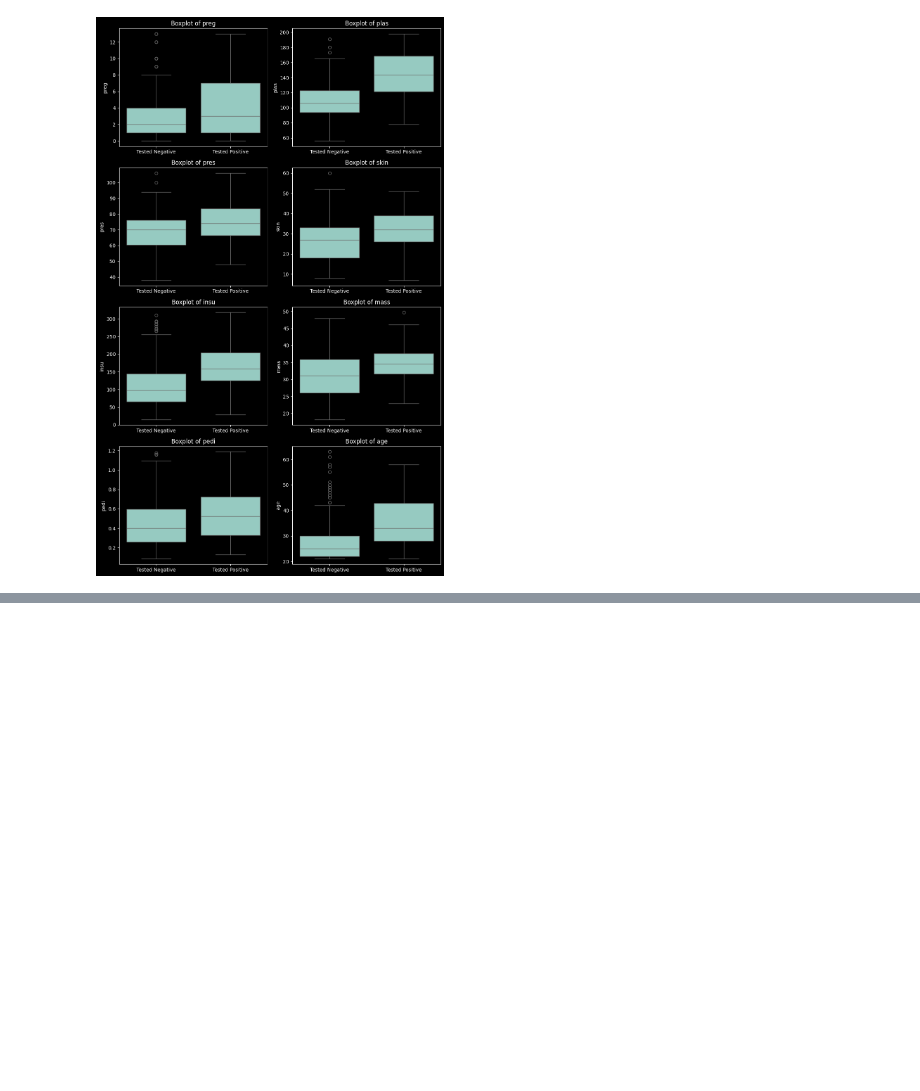
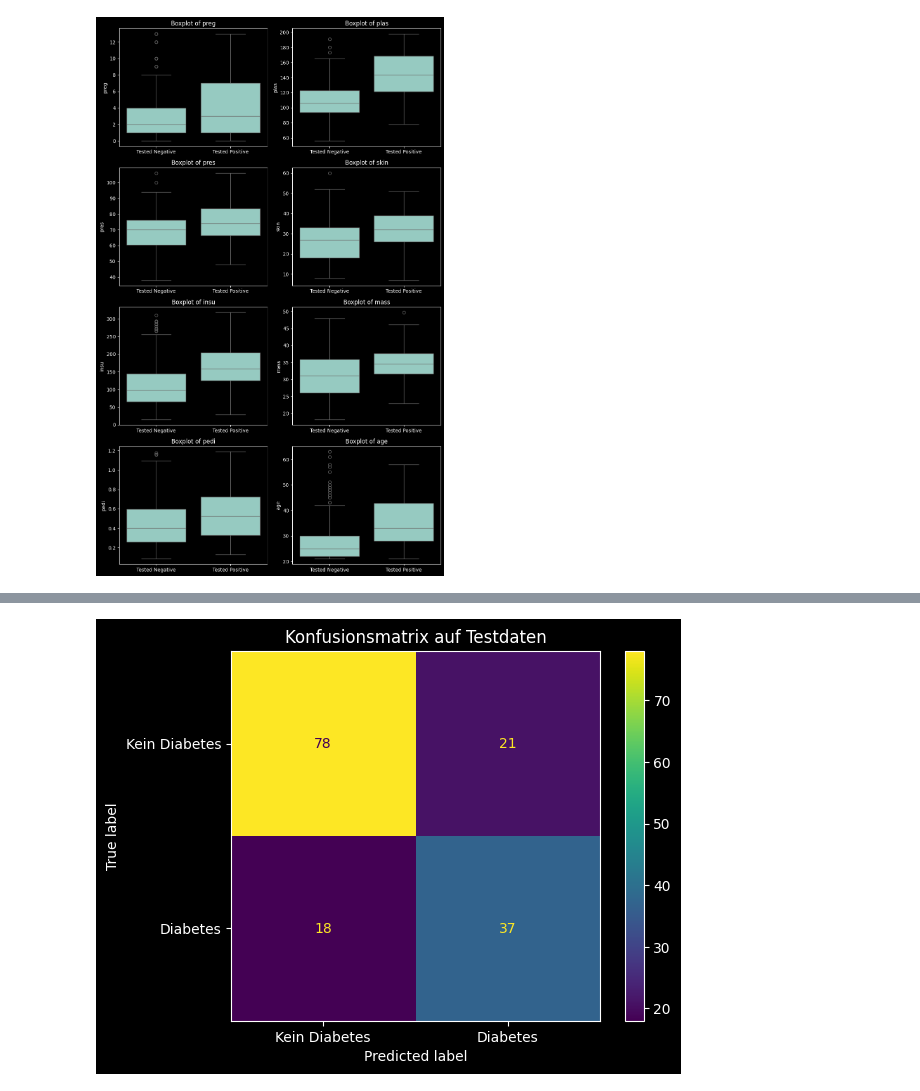
Before and after one commit to EliSpireli/AMLHC_Tasks_EB, a Jupyter notebook: src/python/supervised_diabetes.ipynb, the cells around one changed output, grey strips where cells are left out. Cells and saved outputs as stored; diff of their text form; code cells hidden in the pictures; blank space fills up the shorter version.

```diff
--- a/src/python/supervised_diabetes.ipynb
+++ b/src/python/supervised_diabetes.ipynb
@@ -188,0 +265,3 @@ plt.show()
+# %%
+# 5. Train-Test-Split und Modellvalidierung
+X_train, X_test, y_train, y_test = train_test_split(X, y, test_size=0.2, random_state=42)
@@ -188,0 +282,8 @@ plt.show()
+# %%
+# Konfusionsmatrix für Testdaten anzeigen
+cm_test = confusion_matrix(y_test, y_test_pred)
+ConfusionMatrixDisplay(cm_test, display_labels=['Kein Diabetes', 'Diabetes']).plot()
+plt.title('Konfusionsmatrix auf Testdaten')
+plt.show()
+# %% [output]
+[figure, added]
```
Also changed, not shown: parts of 13 cells of this notebook.
